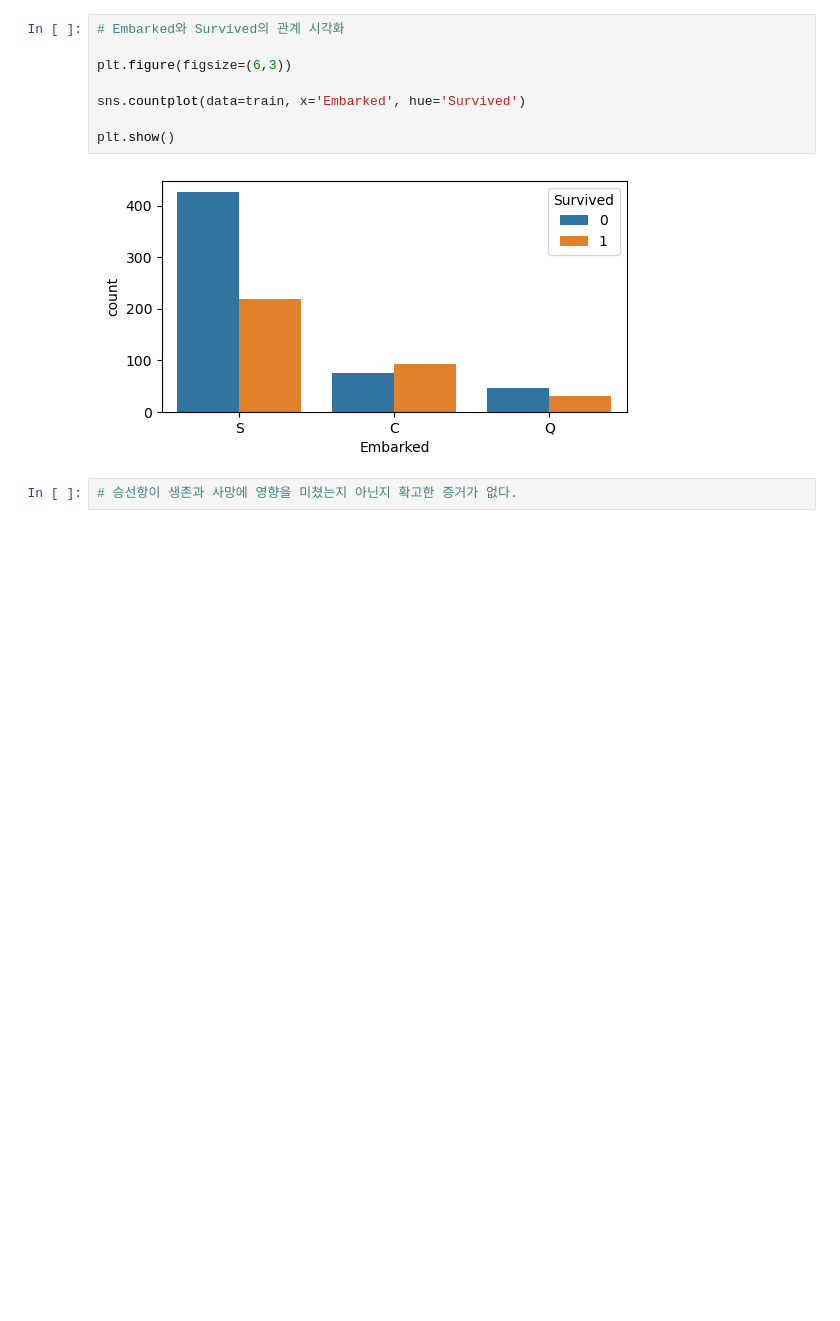
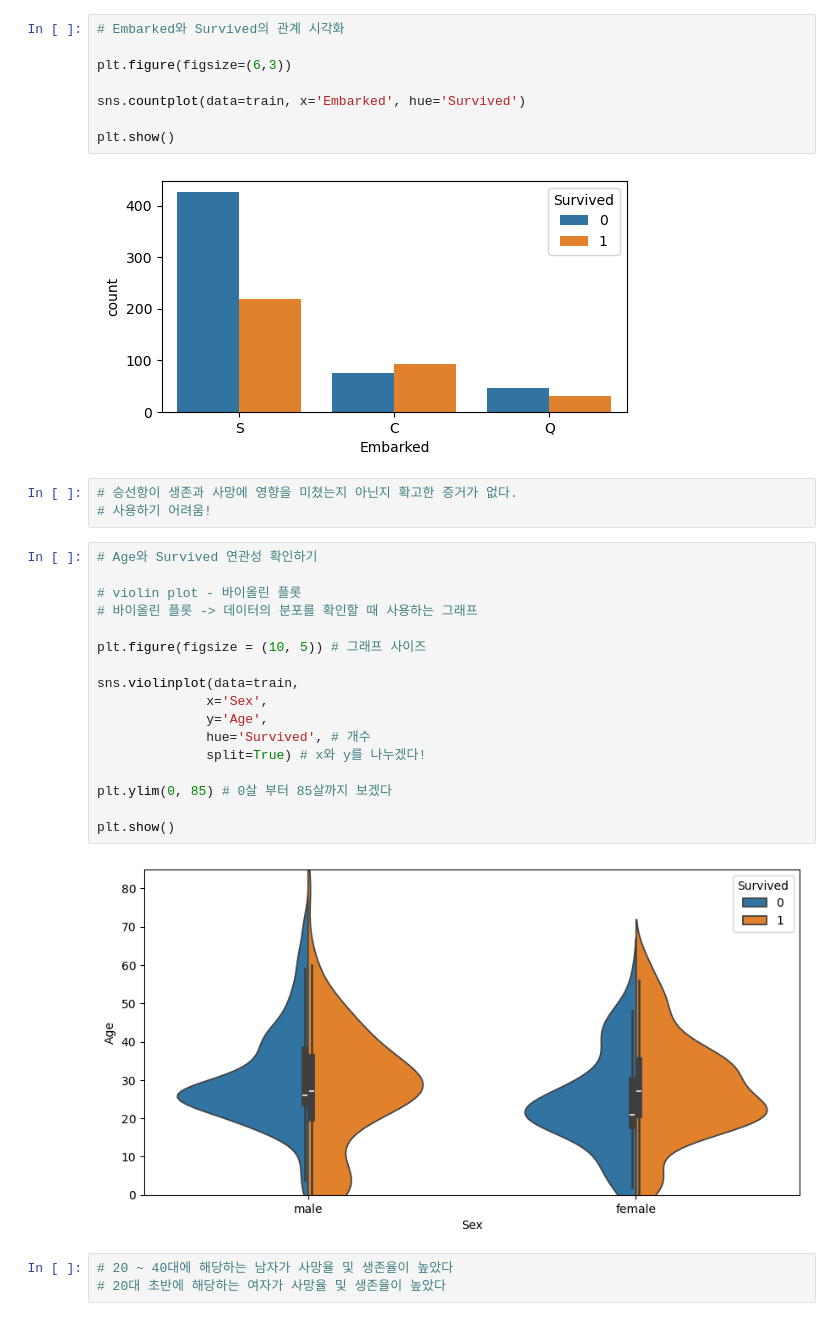
Before and after one commit to mohyunjeong/Machine-Learning, a Jupyter notebook: ex05_titanic_생존사망예측실습.ipynb, the cells around one changed output. Cells and saved outputs as stored; diff of their text form; blank space fills up the shorter version.

```diff
--- a/ex05_titanic_생존사망예측실습.ipynb
+++ b/ex05_titanic_생존사망예측실습.ipynb
@@ -517,3 +518,26 @@ plt.show()
 [figure]
 # %%
 # 승선항이 생존과 사망에 영향을 미쳤는지 아닌지 확고한 증거가 없다.
+# 사용하기 어려움!
+# %%
+# Age와 Survived 연관성 확인하기
+
+# violin plot - 바이올린 플롯
+# 바이올린 플롯 -> 데이터의 분포를 확인할 때 사용하는 그래프
+
+plt.figure(figsize = (10, 5)) # 그래프 사이즈
+
+sns.violinplot(data=train,
+              x='Sex',
+              y='Age',
+              hue='Survived', # 개수
+              split=True) # x와 y를 나누겠다!
+
+plt.ylim(0, 85) # 0살 부터 85살까지 보겠다
+
+plt.show()
+# %% [output]
+[figure, added]
+# %%
+# 20 ~ 40대에 해당하는 남자가 사망율 및 생존율이 높았다
+# 20대 초반에 해당하는 여자가 사망율 및 생존율이 높았다
```
Also changed, not shown: parts of 41 cells of this notebook, 1 other file.
